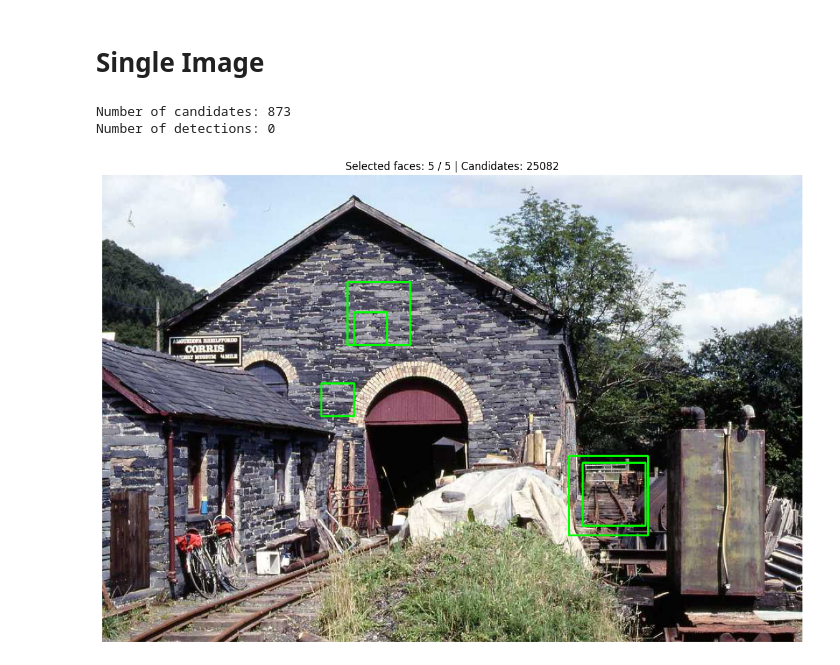
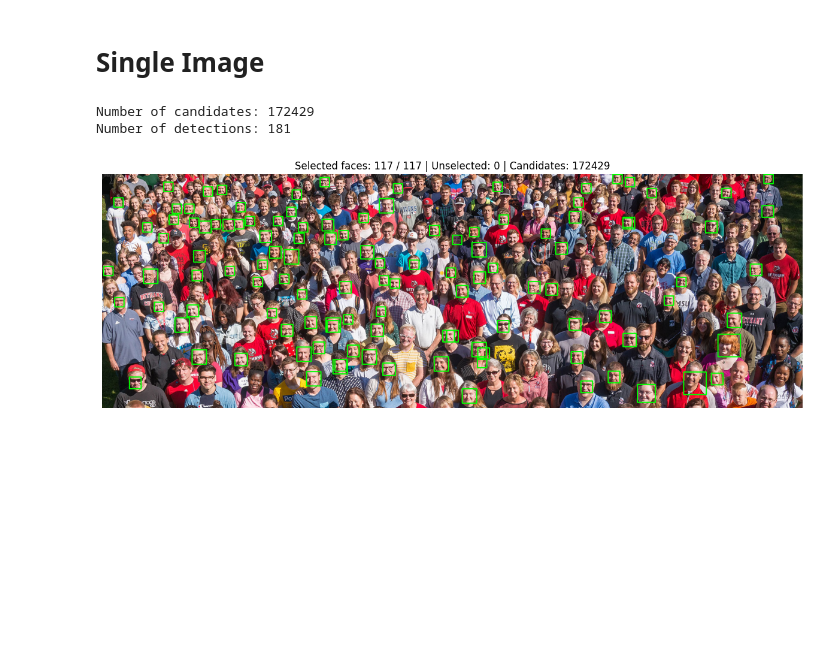
Before and after one commit to MiquelGomezCorral/BIOM-Face-detection, a Jupyter notebook: notebooks/test.ipynb, the cells around one changed output. Saved outputs shown, nothing was run; the diff lists cells and outputs as text; code cells hidden in the pictures; blank space fills up the shorter version.

```diff
--- a/notebooks/test.ipynb
+++ b/notebooks/test.ipynb
@@ -83,20 +85,28 @@ import os
 max_workers = min(32, (os.cpu_count() or 1) * 2)
 
 def _predict_one_face(img_path):
-    return classifier.predict_no_merge(img_path=img_path, return_candidate_count=True)
+    faces, candidates = classifier.predict(
+        img_path=img_path,
+        return_candidate_count=True
+    )
+    return img_path, faces, candidates
 
 all_faces, total_candidates, right_predictions = [], 0, 0
+missed_test_face_paths = []
 with ThreadPoolExecutor(max_workers=max_workers) as ex:
     results = ex.map(_predict_one_face, test_faces)
-    for faces, candidates in tqdm(results, total=len(test_faces), desc="Faces eval"):
+    for img_path, faces, candidates in tqdm(results, total=len(test_faces), desc="Faces eval"):
         all_faces.extend(faces)
         if len(faces) > 0:
             right_predictions += 1
+        else:
+            missed_test_face_paths.append(img_path)
         total_candidates += candidates
 
 tpr = (right_predictions / len(test_faces)) if len(test_faces) else 0.0
 print(f"Number of candidates: {total_candidates}")
 print(f"Number of detections: {len(all_faces)}")
 print(f"True Positive Rate: {tpr:.4%}")
+print(f"Missed test face images: {len(missed_test_face_paths)}")
 # %% [output]
 Number of candidates: 67690
@@ -104,0 +122,2 @@ True Positive Rate: 89.6469%
+# %%
+i = 0
@@ -107,16 +169,17 @@ True Positive Rate: 89.6469%
 # %%
 # filepath = '../data/ViolaJones/no_faces/open-images-v7/test/data/00a1039917ab1fb3.jpg'
 # filepath = '../data/ViolaJones/G21391.jpg'
-filepath = '../data/ViolaJones/no_faces/all/0a0a3cef62f69def.jpg'
+filepath = '../data/ViolaJones/crowd4.png'
+# filepath = '../data/ViolaJones/no_faces/all/0a0a3cef62f69def.jpg'
 # %%
-faces, candidates = classifier.predict_no_merge(img_path=filepath, return_candidate_count=True, halve_size=True, halve_size_factor=8)
+faces, candidates = classifier.predict_no_merge(img_path=filepath, return_candidate_count=True, halve_size=True, halve_size_factor=1)
 crops = get_image_crops_from_list(faces, img_path=filepath)
 
 print(f"Number of candidates: {candidates}")
 print(f"Number of detections: {len(faces)}")
 # %% [output]
-Number of candidates: 873
-Number of detections: 0
+Number of candidates: 172429
+Number of detections: 181
 # %%
 import matplotlib.pyplot as plt
 import cv2
@@ -127,7 +190,7 @@ def plot_selected_face_squares(img_path, classifier, halve_size_factor=8, select
 
     Args:
         img_path (str): Path to image.
-        classifier: CascadeClassifier instance with predict_no_merge method.
+        classifier: CascadeClassifier instance with predict method.
         halve_size_factor (int): Factor by which to reduce image size for detection.
         selected_indices (list[int] | int | None):
             - None -> plot all detections
@@ -137,7 +200,7 @@ def plot_selected_face_squares(img_path, classifier, halve_size_factor=8, select
     if img is None:
         raise FileNotFoundError(f"Could not read image: {img_path}")
 
-    faces, candidates = classifier.predict_no_merge(
+    faces, candidates = classifier.predict(
         img_path=img_path,
         return_candidate_count=True,
         halve_size=True, halve_size_factor=halve_size_factor
@@ -150,7 +213,9 @@ def plot_selected_face_squares(img_path, classifier, halve_size_factor=8, select
         selected_indices = [selected_indices]
 
     valid_indices = [i for i in selected_indices if 0 <= i < len(faces)]
+    selected_set = set(valid_indices)
     selected_faces = [faces[i] for i in valid_indices]
+    unselected_faces = [face for i, face in enumerate(faces) if i not in selected_set]
 
     h_img, w_img = img.shape[:2]
     boxed = img.copy()
@@ -162,38 +227,38 @@ def plot_selected_face_squares(img_path, classifier, halve_size_factor=8, select
         x = int(face['x'] * scale)
         y = int(face['y'] * scale)
         w = int(face['w'] * scale)
         h = int(face['h'] * scale)
 
         # Convert each detection to a square centered on the original box
         side = max(w, h)
         cx, cy = x + w // 2, y + h // 2
         x0 = max(0, cx - side // 2)
         y0 = max(0, cy - side // 2)
         x1 = min(w_img - 1, x0 + side)
         y1 = min(h_img - 1, y0 + side)
 
         cv2.rectangle(boxed, (x0, y0), (x1, y1), color, thickness)
 
     plt.figure(figsize=figsize)
     plt.imshow(cv2.cvtColor(boxed, cv2.COLOR_BGR2RGB))
     plt.title(
-        f"Selected faces: {len(selected_faces)} / {len(faces)} | Candidates: {candidates}"
+        f"Selected faces: {len(selected_faces)} / {len(faces)} | Unselected: {len(unselected_faces)} | Candidates: {candidates}"
     )
     plt.axis('off')
     plt.tight_layout()
     plt.show()
 
-    return faces, selected_faces, boxed
+    return faces, selected_faces, unselected_faces, boxed
 
 # Example usage:
-faces, selected_faces, boxed = plot_selected_face_squares(
+faces, selected_faces, unselected_faces, boxed = plot_selected_face_squares(
     img_path=filepath,
     classifier=classifier,
-    halve_size_factor=2,
+    halve_size_factor=1,
     selected_indices=None,  # e.g. [0, 2, 5] to plot specific detections only
 )
 # %% [output]
-[figure, old version]
+[figure, new version]
 # %%
 import numpy as np
 import matplotlib.pyplot as plt
```
Also changed, not shown: parts of 6 cells of this notebook, 6 other files.
